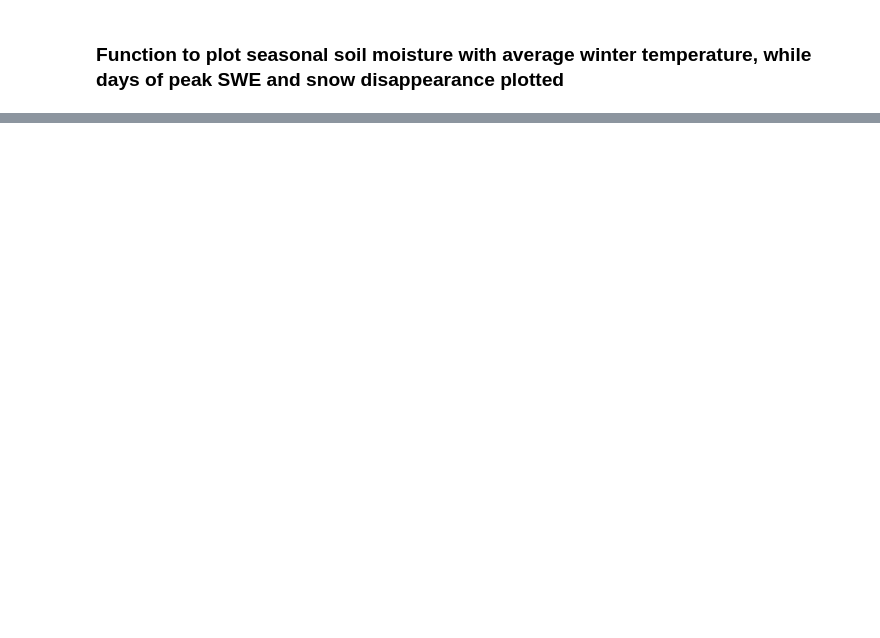
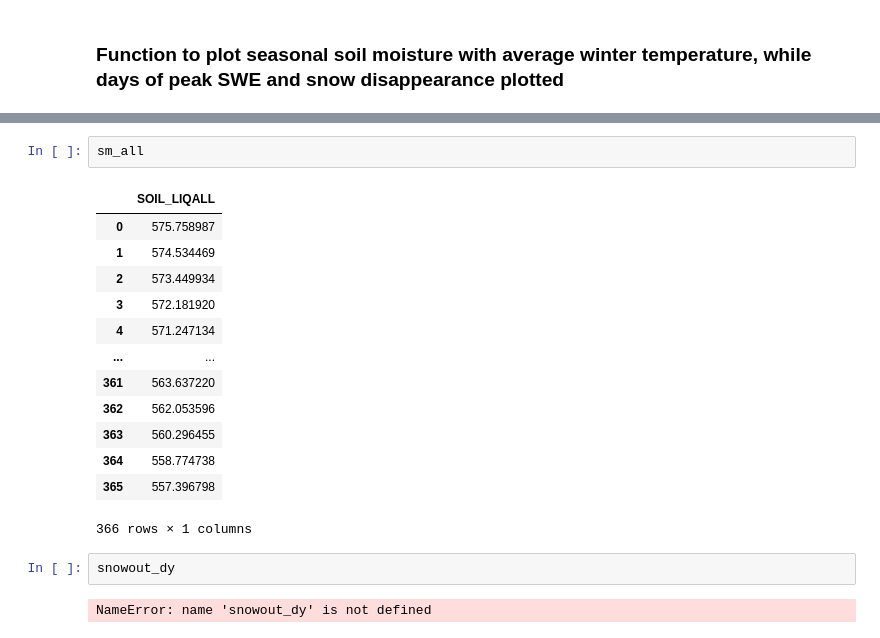
Before and after one commit to szalam/SM_carryover, a Jupyter notebook: 02_code/030_SM_pattern.ipynb, the cells around one changed output, grey strips where cells are left out. Cells and saved outputs as stored; diff of their text form; blank space fills up the shorter version.

```diff
--- a/02_code/030_SM_pattern.ipynb
+++ b/02_code/030_SM_pattern.ipynb
@@ -424,0 +246,20 @@ plot_sm_elev_band3('11473900')
+# %%
+sm_all
+# %% [output]
+|  | SOIL_LIQALL |
+| 0 | 575.758987 |
+| 1 | 574.534469 |
+| 2 | 573.449934 |
+| 3 | 572.181920 |
+| 4 | 571.247134 |
+| ... | ... |
+| 361 | 563.637220 |
+| 362 | 562.053596 |
+| 363 | 560.296455 |
+| 364 | 558.774738 |
+| 365 | 557.396798 |
+366 rows × 1 columns
+# %%
+snowout_dy
+# %% [output]
+NameError: name 'snowout_dy' is not defined
```
Also changed, not shown: parts of 33 cells of this notebook, 9 other files.
